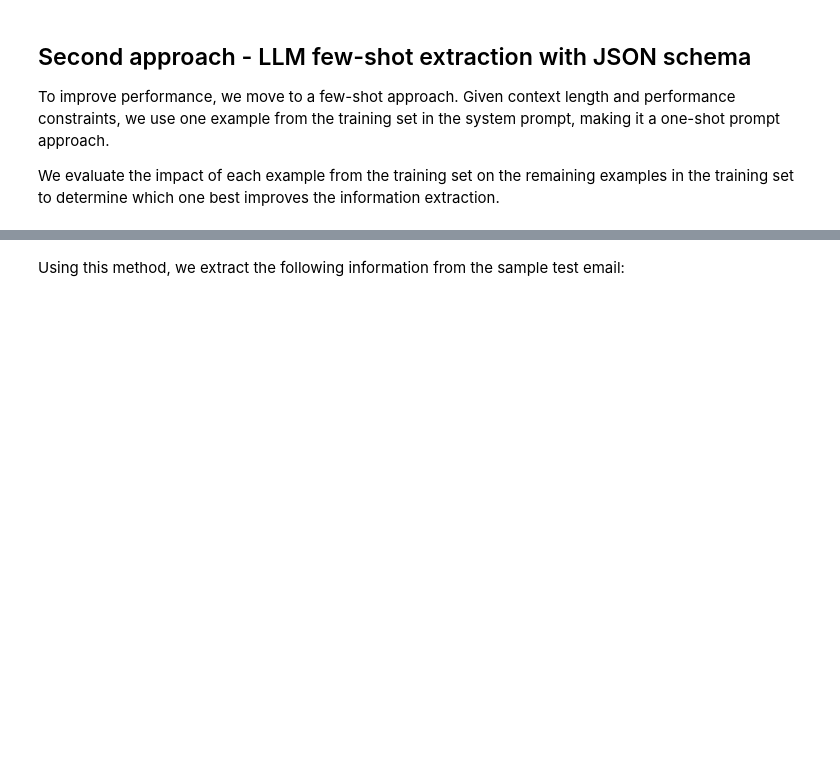
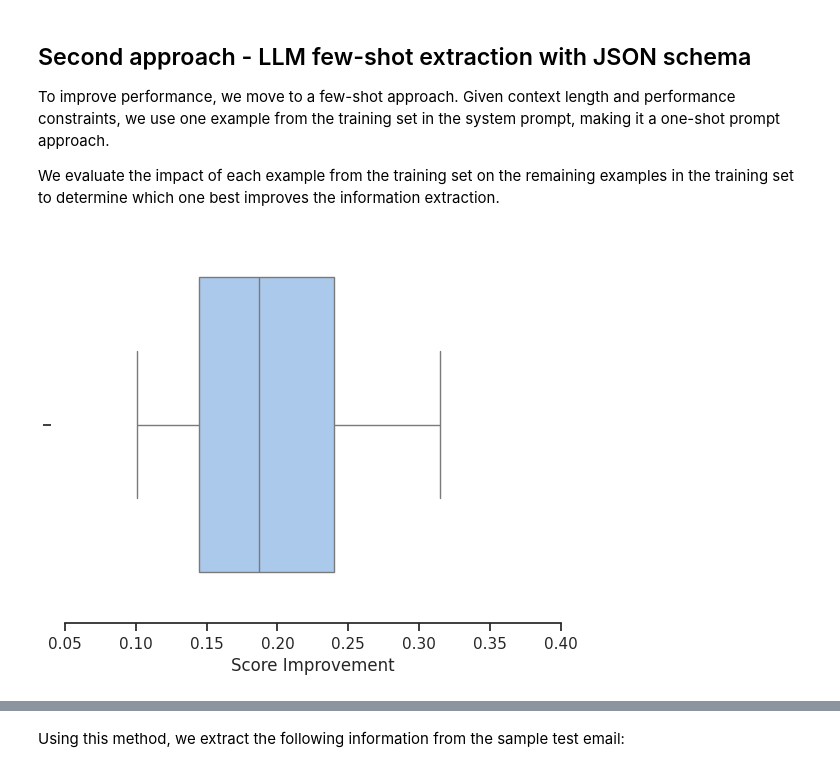
Before and after one commit to AnesBenmerzoug/AnesBenmerzoug.github.io, a Jupyter notebook: posts/llm-email-information-extaction/index.ipynb, the cells around one changed output, grey strips where cells are left out. Cells and saved outputs as stored; diff of their text form; code cells hidden in the pictures; blank space fills up the shorter version.

```diff
--- a/posts/llm-email-information-extaction/index.ipynb
+++ b/posts/llm-email-information-extaction/index.ipynb
@@ -336,7 +336,7 @@ def evaluate_extraction(
     for sample in tqdm(dataset, desc="Emails", leave=False):
         extracted_information = extract_fn(sample["raw_email"])
 
-        score = sample["extracted_information"].compar(extracted_information)
+        score = sample["extracted_information"].compare(extracted_information)
         scores.append(score)
 
     return scores
@@ -658,11 +760,14 @@ Use the following example of raw email and extracted information as reference:
 # %%
 # | echo: false
 # | fig-cap: LLM One-Shot Prompt Score Improvement
 # | fig-alt: LLM One-Shot Prompt Score Improvement
 
 ax = sns.boxplot(x=[x[0] for x in score_improvements])
 ax.set_xlabel("Score Improvement")
+ax.set_xlim(left=0.05, right=0.4)
 sns.despine(offset=10, trim=True);
+# %% [output]
+[figure, added]
 # %%
 # | echo: false
 
```
Also changed, not shown: parts of 16 cells of this notebook.
